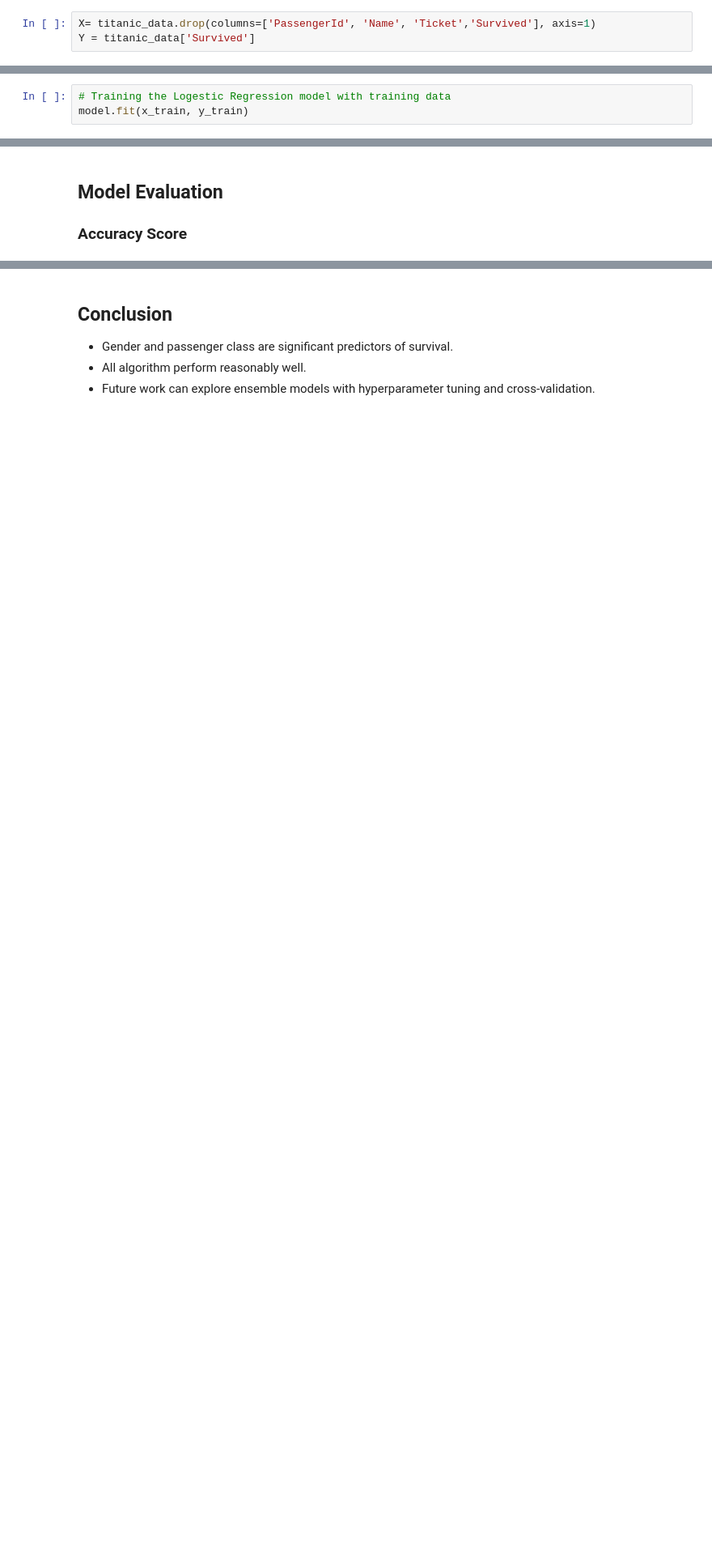
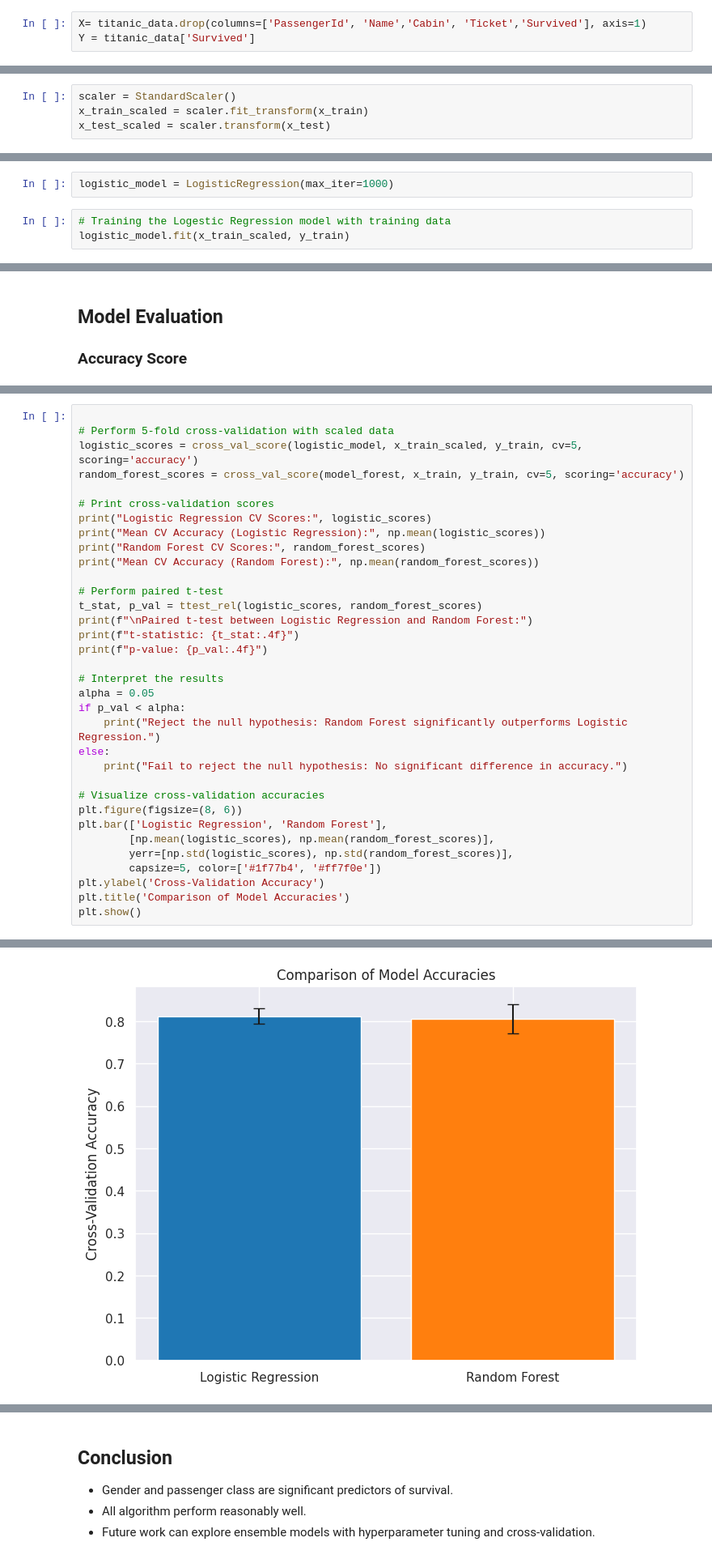
Before and after one commit to AfsanehShamsaddini/Titanic_Survival_Prediction, a Jupyter notebook: Titanic_Survival_Prediction.ipynb, the cells around one changed output, grey strips where cells are left out. Shown: that part at 81% size. Drawn from its saved outputs; the diff is of its cells as text; blank space fills up the shorter version.

```diff
--- a/Titanic_Survival_Prediction.ipynb
+++ b/Titanic_Survival_Prediction.ipynb
@@ -289,7 +282,7 @@ titanic_data.head()
 # %% [markdown]
 ## Separating Features & Targets
 # %%
-X= titanic_data.drop(columns=['PassengerId', 'Name', 'Ticket','Survived'], axis=1)
+X= titanic_data.drop(columns=['PassengerId', 'Name','Cabin', 'Ticket','Survived'], axis=1)
 Y = titanic_data['Survived']
 # %%
 print(X)
@@ -338,5 +334,9 @@ print(X.shape, x_train.shape, x_test.shape)
 ## Model Training
 # %% [markdown]
 ### Logistic Regression
+# %%
+scaler = StandardScaler()
+x_train_scaled = scaler.fit_transform(x_train)
+x_test_scaled = scaler.transform(x_test)
 # %% [markdown]
 We use Logistic Regression model for binary classification.
@@ -345,6 +343,8 @@ model = LogisticRegression()
+# %%
+logistic_model = LogisticRegression(max_iter=1000)
 # %%
 # Training the Logestic Regression model with training data
-model.fit(x_train, y_train)
+logistic_model.fit(x_train_scaled, y_train)
 # %% [markdown]
 ## Model Evaluation
 
@@ -575,0 +627,35 @@ Accuracy on test data: 0.7821229050279329
+# %%
+
+# Perform 5-fold cross-validation with scaled data
+logistic_scores = cross_val_score(logistic_model, x_train_scaled, y_train, cv=5, scoring='accuracy')
+random_forest_scores = cross_val_score(model_forest, x_train, y_train, cv=5, scoring='accuracy')
+
+# Print cross-validation scores
+print("Logistic Regression CV Scores:", logistic_scores)
+print("Mean CV Accuracy (Logistic Regression):", np.mean(logistic_scores))
+print("Random Forest CV Scores:", random_forest_scores)
+print("Mean CV Accuracy (Random Forest):", np.mean(random_forest_scores))
+
+# Perform paired t-test
+t_stat, p_val = ttest_rel(logistic_scores, random_forest_scores)
+print(f"\nPaired t-test between Logistic Regression and Random Forest:")
+print(f"t-statistic: {t_stat:.4f}")
+print(f"p-value: {p_val:.4f}")
+
+# Interpret the results
+alpha = 0.05
+if p_val < alpha:
+    print("Reject the null hypothesis: Random Forest significantly outperforms Logistic Regression.")
+else:
+    print("Fail to reject the null hypothesis: No significant difference in accuracy.")
+
+# Visualize cross-validation accuracies
+plt.figure(figsize=(8, 6))
+plt.bar(['Logistic Regression', 'Random Forest'],
+        [np.mean(logistic_scores), np.mean(random_forest_scores)],
+        yerr=[np.std(logistic_scores), np.std(random_forest_scores)],
+        capsize=5, color=['#1f77b4', '#ff7f0e'])
+plt.ylabel('Cross-Validation Accuracy')
+plt.title('Comparison of Model Accuracies')
+plt.show()
+# %% [output]
@@ -575,0 +671 @@ Accuracy on test data: 0.7821229050279329
+[figure, added]
```
Also changed, not shown: parts of 40 cells of this notebook.
